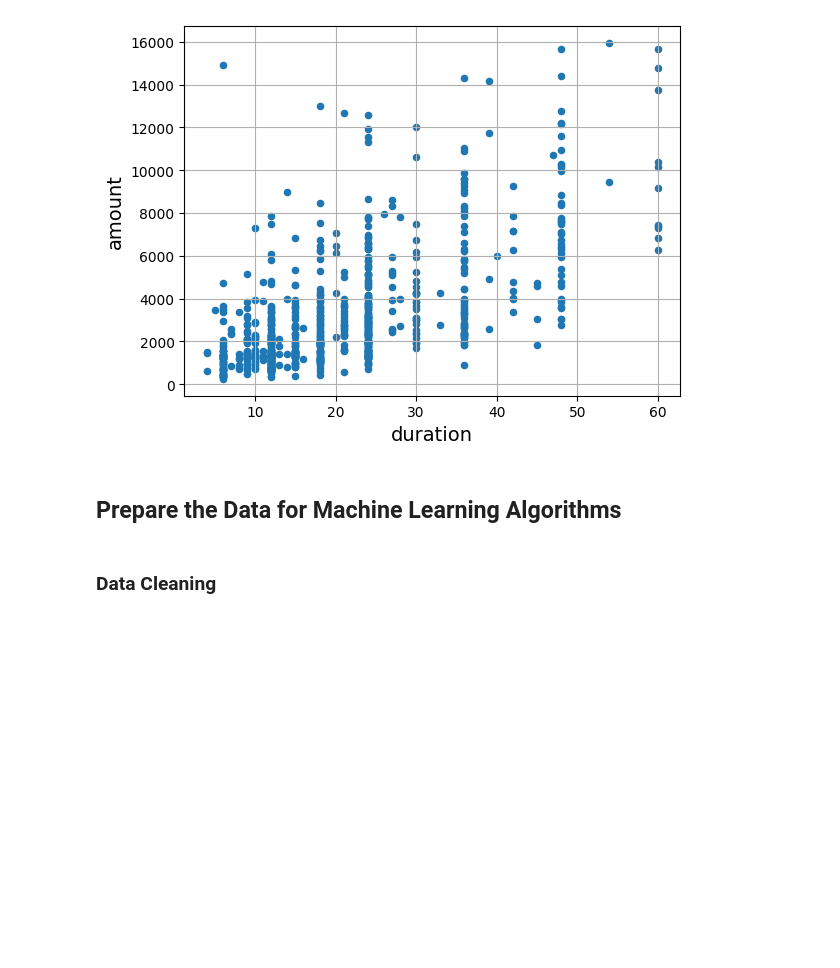
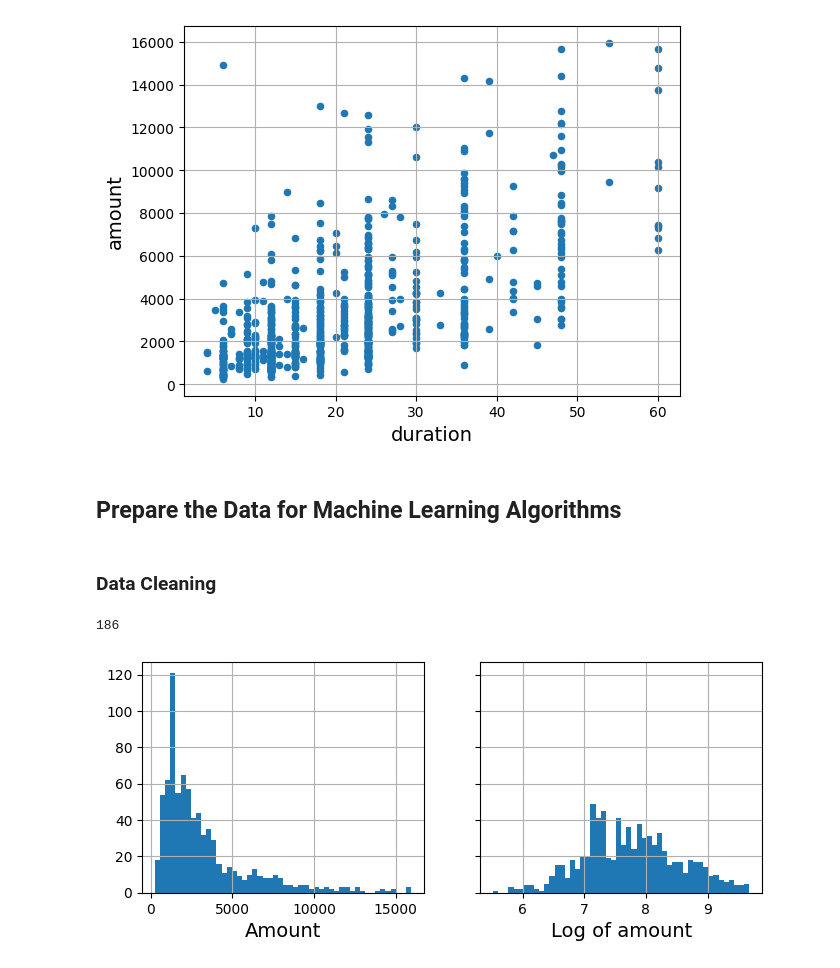
Before and after one commit to Gonzalo-Caro/Practicas-ML-NN, a Jupyter notebook: Additional Exercises/2. Classification.ipynb, the cells around one changed output. Saved outputs shown, nothing was run; the diff lists cells and outputs as text; code cells hidden in the pictures; blank space fills up the shorter version.

```diff
--- a/Additional Exercises/2. Classification.ipynb
+++ b/Additional Exercises/2. Classification.ipynb
@@ -171,0 +181,4 @@ credit_label = train_set["credit_risk"].copy()
+# %%
+np.sum(outlier_pred == -1)
+# %% [output]
+186
@@ -171,0 +190,10 @@ credit_label = train_set["credit_risk"].copy()
+# %%
+fig, axs = plt.subplots(1, 2, figsize=(8, 3), sharey=True)
+credit["amount"].hist(ax=axs[0], bins=50)
+credit["amount"].apply(np.log).hist(ax=axs[1], bins=50)
+axs[0].set_xlabel("Amount")
+axs[1].set_xlabel("Log of amount")
+
+plt.show()
+# %% [output]
+[figure, added]
```
Also changed, not shown: parts of 29 cells of this notebook, 1 other file.
